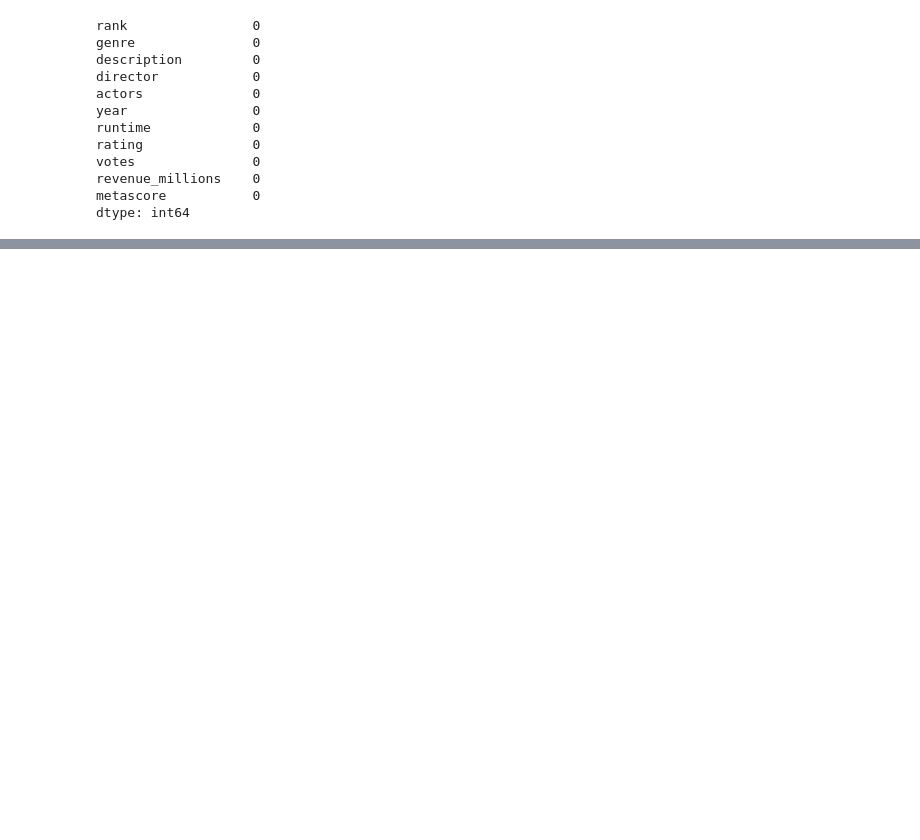
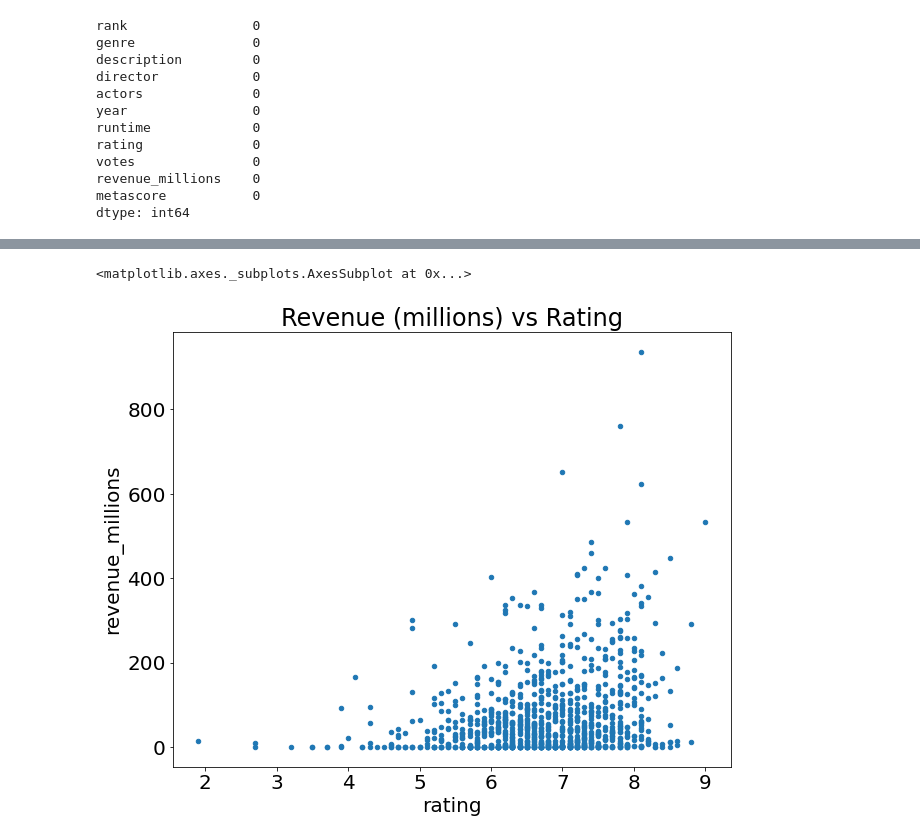
Before and after one commit to oluwadamiloju/data-analytics, a Jupyter notebook: practical_data_science_2.ipynb, the cells around one changed output, grey strips where cells are left out. Drawn from its saved outputs; the diff is of its cells as text; code cells hidden in the pictures; blank space fills up the shorter version.

```diff
--- a/practical_data_science_2.ipynb
+++ b/practical_data_science_2.ipynb
@@ -139,3 +139,5 @@ votes               0
 revenue_millions    0
 metascore           0
 dtype: int64
+# %%
+temp_df = movies_df.append(movies_df)
@@ -141,0 +386,8 @@ dtype: int64
+# %%
+def rating_function(x):
+  if x >= 8.0:
+    return "good"
+  else:
+    return "bad"
+# %%
+movies_df["rating_category"] = movies_df["rating"].apply(rating_function)
@@ -141,0 +403,7 @@ dtype: int64
+# %%
+plt.rcParams.update({'font.size' : 20, 'figure.figsize' : (10, 8)})
+# %%
+movies_df.plot(kind = 'scatter', x = 'rating', y = 'revenue_millions', title = 'Revenue (millions) vs Rating')
+# %% [output]
+<matplotlib.axes._subplots.AxesSubplot at 0x...>
+[figure, added]
```
Also changed, not shown: parts of 37 cells of this notebook.
